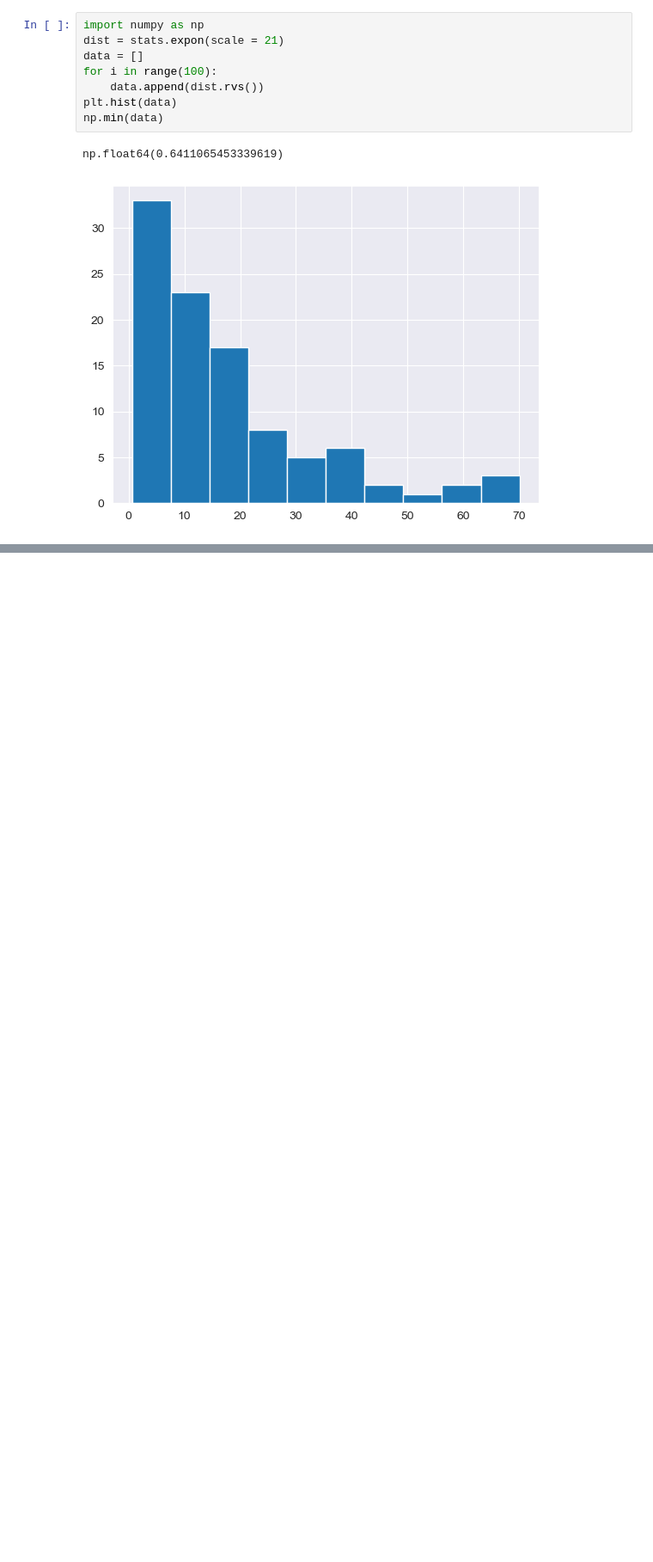
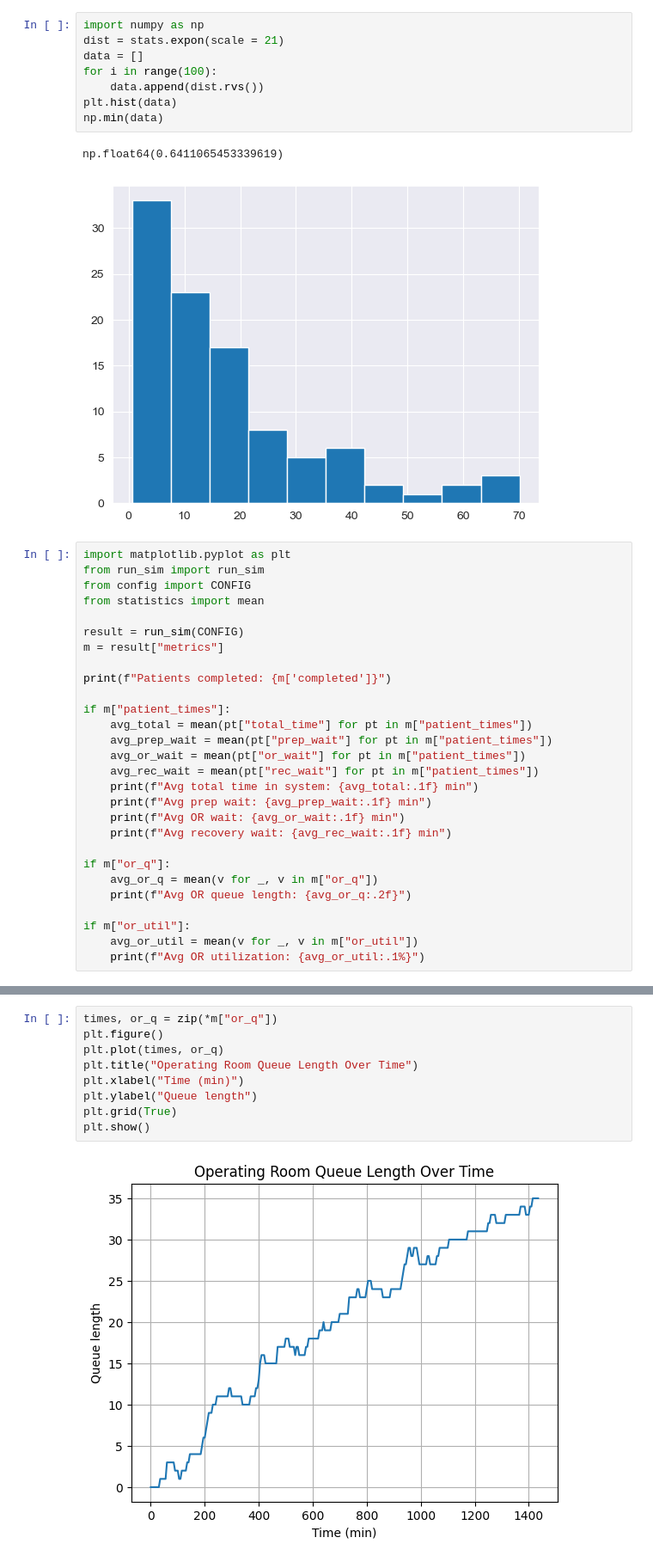
Before and after one commit to joona111/Simulation-Project, a Jupyter notebook: Hospital.ipynb, the cells around one changed output, grey strips where cells are left out. Shown at 86% size. Drawn from its saved outputs; the diff is of its cells as text; blank space fills up the shorter version.

```diff
--- a/Hospital.ipynb
+++ b/Hospital.ipynb
@@ -96,3 +96,31 @@ np.min(data)
 # %% [output]
 np.float64(0.6411065453339619)
 [figure]
+# %%
+import matplotlib.pyplot as plt
+from run_sim import run_sim
+from config import CONFIG
+from statistics import mean
+
+result = run_sim(CONFIG)
+m = result["metrics"]
+
+print(f"Patients completed: {m['completed']}")
+
+if m["patient_times"]:
+    avg_total = mean(pt["total_time"] for pt in m["patient_times"])
+    avg_prep_wait = mean(pt["prep_wait"] for pt in m["patient_times"])
+    avg_or_wait = mean(pt["or_wait"] for pt in m["patient_times"])
+    avg_rec_wait = mean(pt["rec_wait"] for pt in m["patient_times"])
+    print(f"Avg total time in system: {avg_total:.1f} min")
+    print(f"Avg prep wait: {avg_prep_wait:.1f} min")
+    print(f"Avg OR wait: {avg_or_wait:.1f} min")
+    print(f"Avg recovery wait: {avg_rec_wait:.1f} min")
+
+if m["or_q"]:
+    avg_or_q = mean(v for _, v in m["or_q"])
+    print(f"Avg OR queue length: {avg_or_q:.2f}")
+
+if m["or_util"]:
+    avg_or_util = mean(v for _, v in m["or_util"])
+    print(f"Avg OR utilization: {avg_or_util:.1%}")
@@ -98,0 +136,11 @@ np.float64(0.6411065453339619)
+# %%
+times, or_q = zip(*m["or_q"])
+plt.figure()
+plt.plot(times, or_q)
+plt.title("Operating Room Queue Length Over Time")
+plt.xlabel("Time (min)")
+plt.ylabel("Queue length")
+plt.grid(True)
+plt.show()
+# %% [output]
+[figure, added]
```
Also changed, not shown: parts of 8 cells of this notebook, 3 other files.
